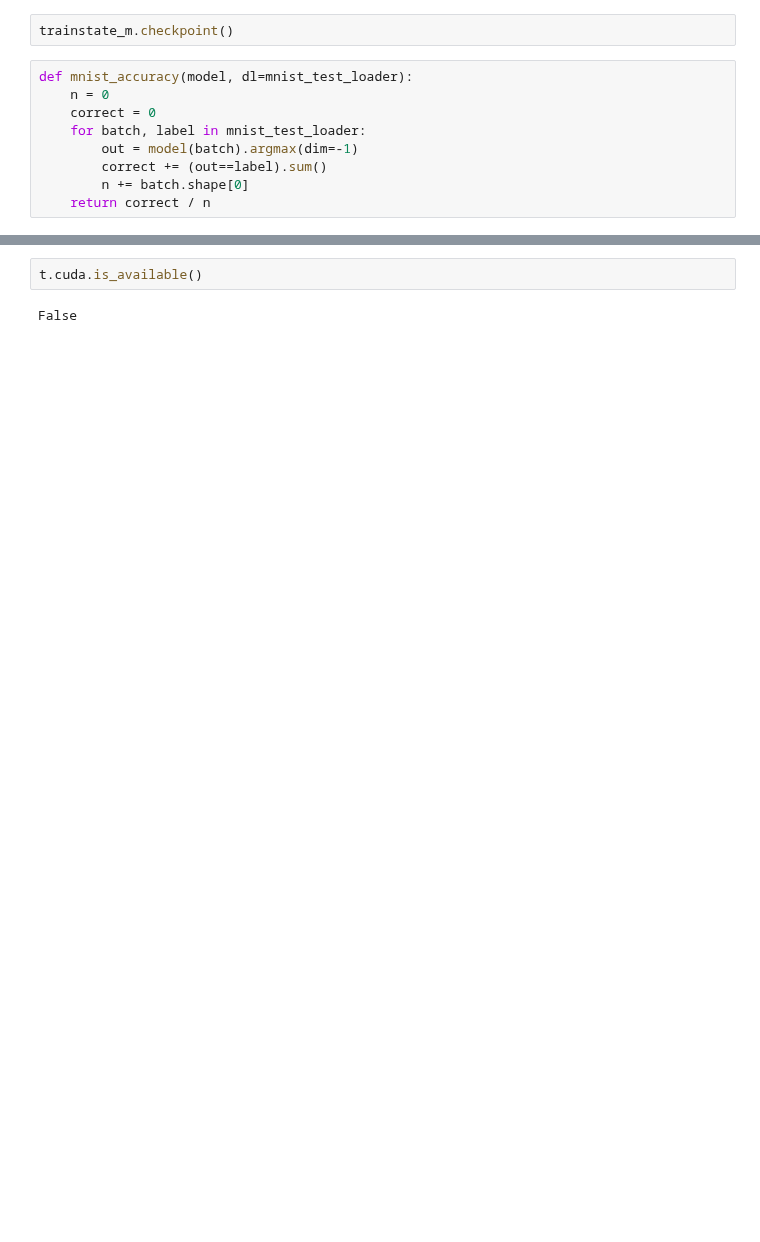
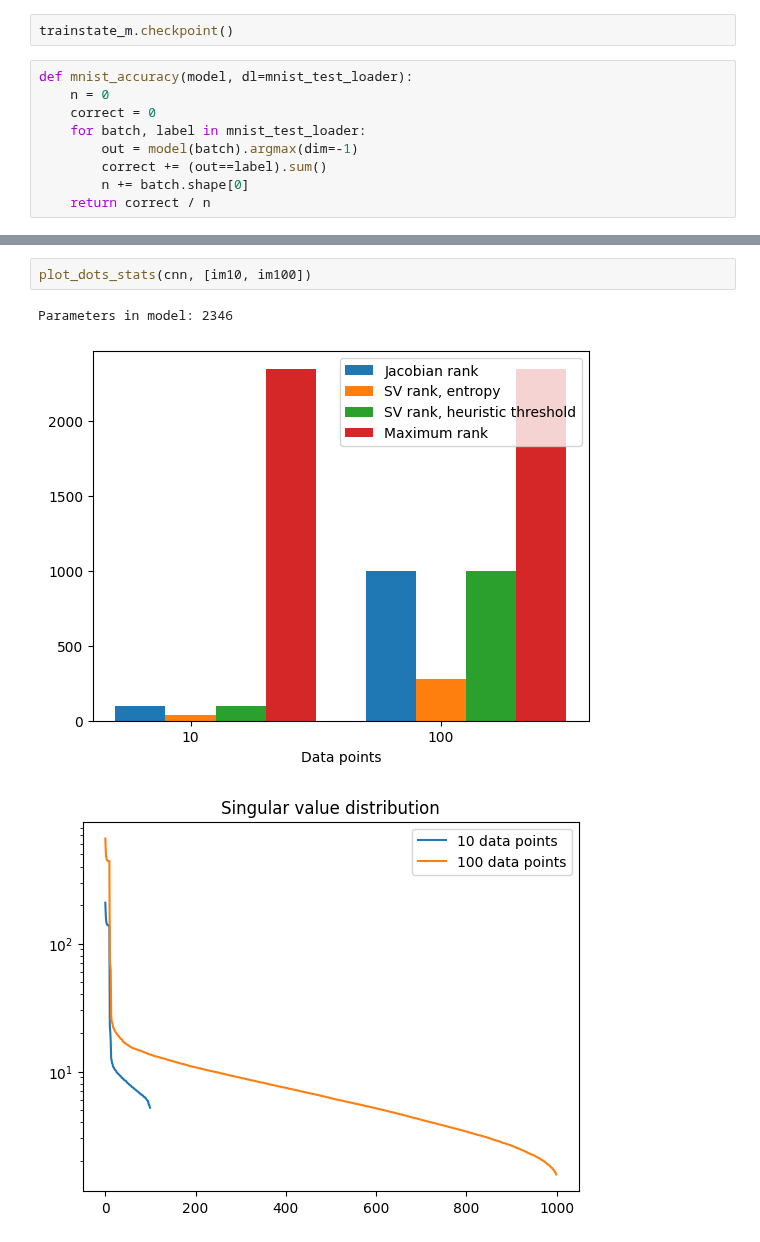
Before and after one commit to LRudL/dots, a Jupyter notebook: notebooks/dots_train_testing.ipynb, the cells around one changed output, grey strips where cells are left out. Saved outputs shown, nothing was run; the diff lists cells and outputs as text; blank space fills up the shorter version.

```diff
--- a/notebooks/dots_train_testing.ipynb
+++ b/notebooks/dots_train_testing.ipynb
@@ -297,4 +351,6 @@ tensor(0.9948)
-# %%
-t.cuda.is_available()
-# %% [output]
-False
+# %%
+plot_dots_stats(cnn, [im10, im100])
+# %% [output]
+Parameters in model: 2346
+[figure, added]
+[figure, added]
```
Also changed, not shown: parts of 20 cells of this notebook, 2 other files.
